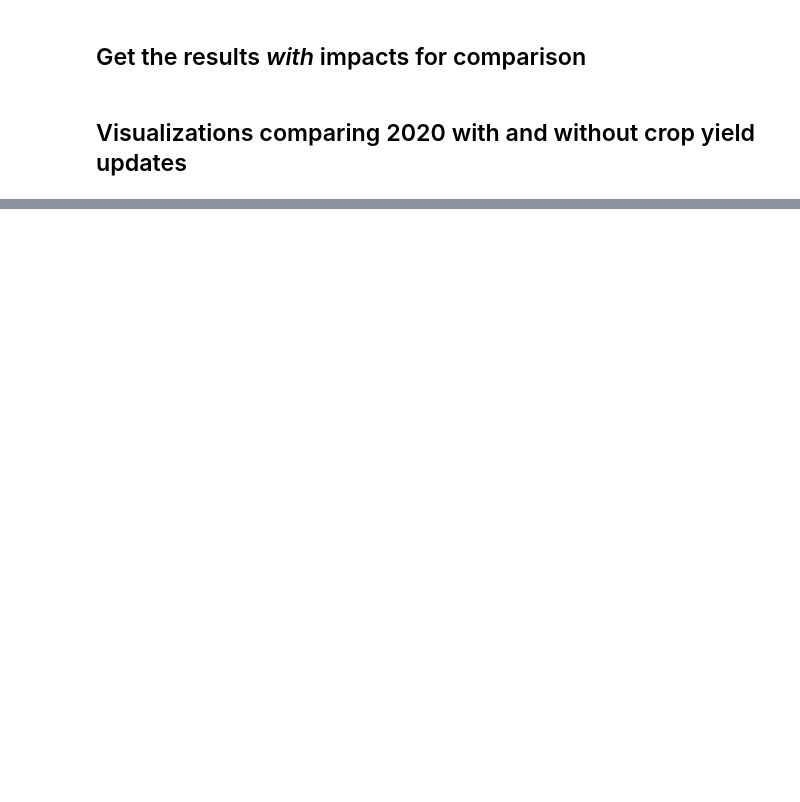
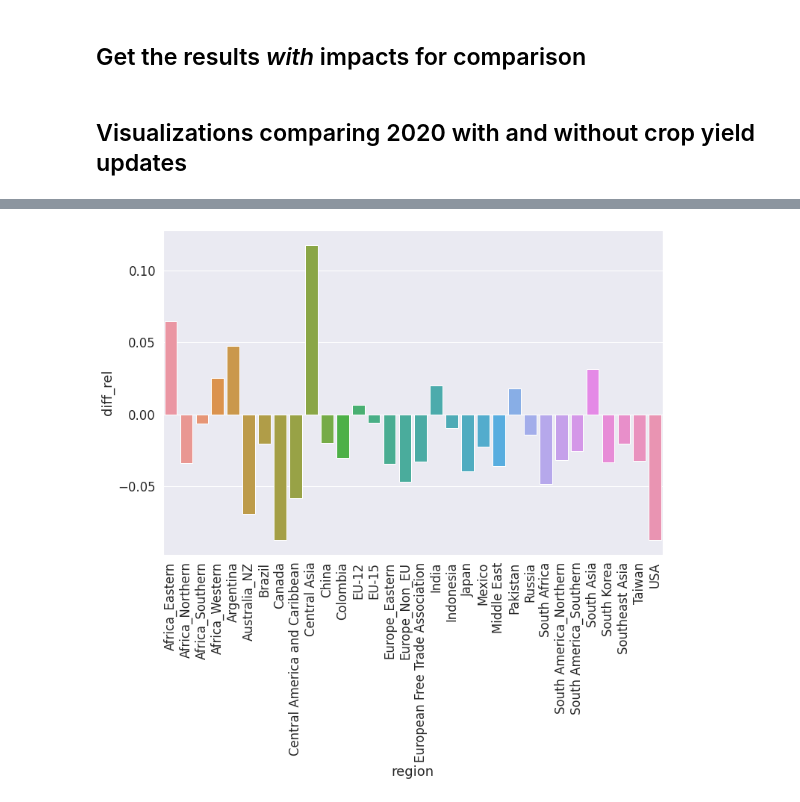
Before and after one commit to JGCRI/gcam_demeter_clinic, a Jupyter notebook: notebooks/gcam_demeter_demo.ipynb, the cells around one changed output, grey strips where cells are left out. Drawn from its saved outputs; the diff is of its cells as text; code cells hidden in the pictures; blank space fills up the shorter version.

```diff
--- a/notebooks/gcam_demeter_demo.ipynb
+++ b/notebooks/gcam_demeter_demo.ipynb
@@ -350,0 +395,5 @@ prod_prices_new.head()
+# %%
+dom_prices_diff = demo_utils.calc_diff(dom_prices_new, dom_prices)
+dom_price_comp = bar_diff(dom_prices_diff, "diff_rel")
+# %% [output]
+[figure, added]
```
Also changed, not shown: parts of 19 cells of this notebook.
